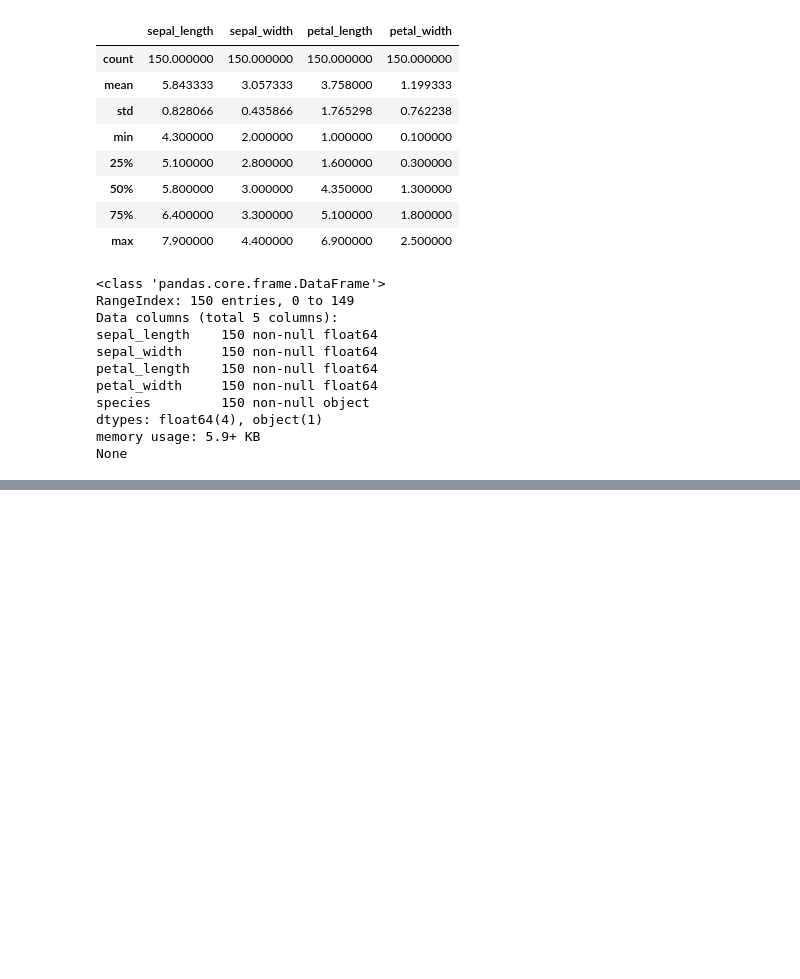
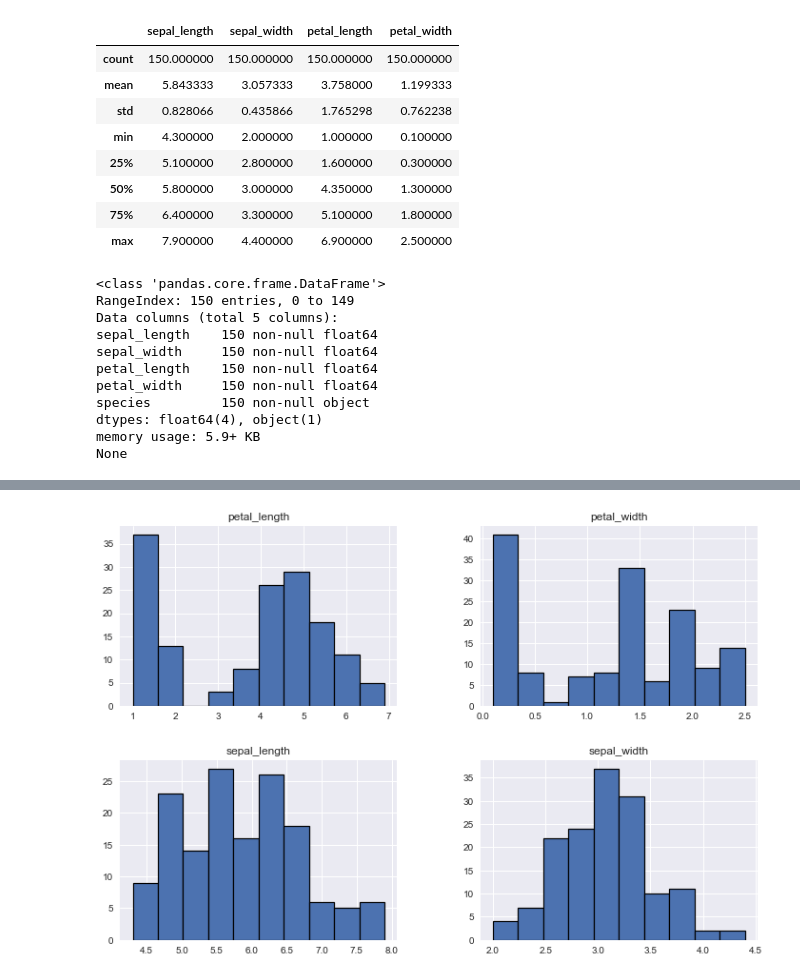
Before and after one commit to Karandeep98/JupyterNoteBook, a Jupyter notebook: IrisProject/Iris.ipynb, the cells around one changed output, grey strips where cells are left out. Drawn from its saved outputs; the diff is of its cells as text; code cells hidden in the pictures; blank space fills up the shorter version.

```diff
--- a/IrisProject/Iris.ipynb
+++ b/IrisProject/Iris.ipynb
@@ -97,0 +113,5 @@ None
+# %%
+iris.hist(edgecolor='black',linewidth=1.2,figsize=(12,8))
+plt.show()
+# %% [output]
+[figure, added]
```
Also changed, not shown: parts of 24 cells of this notebook, 4 other files.
